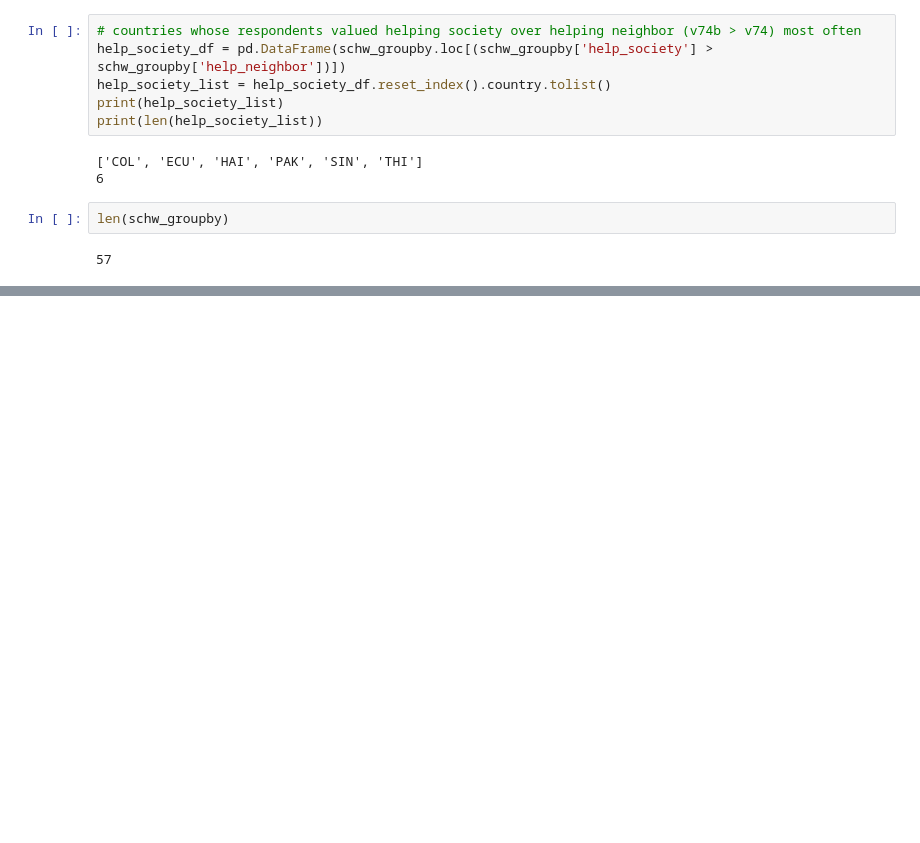
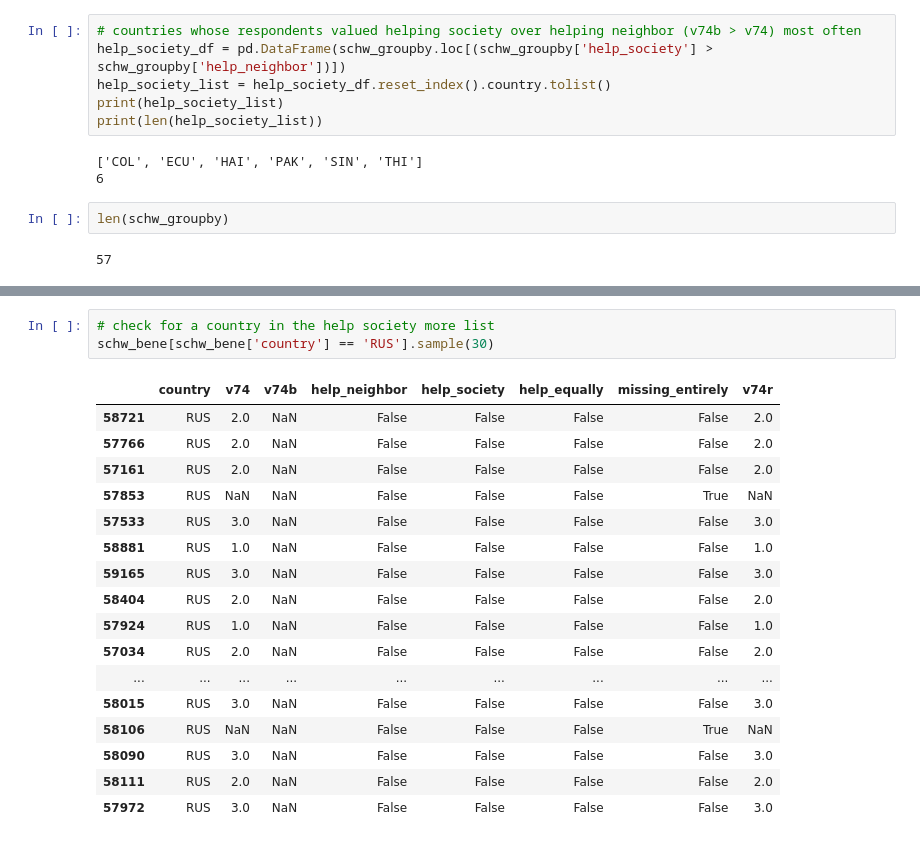
Before and after one commit to ocnrandolph/Evaluating_Happiness, a Jupyter notebook: notebooks/01_WVS_data_cleaning-dealing_with_missings.ipynb, the cells around one changed output, grey strips where cells are left out. Drawn from its saved outputs; the diff is of its cells as text; blank space fills up the shorter version.

```diff
--- a/notebooks/01_WVS_data_cleaning-dealing_with_missings.ipynb
+++ b/notebooks/01_WVS_data_cleaning-dealing_with_missings.ipynb
@@ -494,0 +609,21 @@ For the most part, people tended to show a willingness to help help society more
+# %%
+# check for a country in the help society more list
+schw_bene[schw_bene['country'] == 'RUS'].sample(30)
+# %% [output]
+|  | country | v74 | v74b | help_neighbor | help_society | help_equally | missing_entirely | v74r |
+| 58721 | RUS | 2.0 | NaN | False | False | False | False | 2.0 |
+| 57766 | RUS | 2.0 | NaN | False | False | False | False | 2.0 |
+| 57161 | RUS | 2.0 | NaN | False | False | False | False | 2.0 |
+| 57853 | RUS | NaN | NaN | False | False | False | True | NaN |
+| 57533 | RUS | 3.0 | NaN | False | False | False | False | 3.0 |
+| 58881 | RUS | 1.0 | NaN | False | False | False | False | 1.0 |
+| 59165 | RUS | 3.0 | NaN | False | False | False | False | 3.0 |
+| 58404 | RUS | 2.0 | NaN | False | False | False | False | 2.0 |
+| 57924 | RUS | 1.0 | NaN | False | False | False | False | 1.0 |
+| 57034 | RUS | 2.0 | NaN | False | False | False | False | 2.0 |
+| ... | ... | ... | ... | ... | ... | ... | ... | ... |
+| 58015 | RUS | 3.0 | NaN | False | False | False | False | 3.0 |
+| 58106 | RUS | NaN | NaN | False | False | False | True | NaN |
+| 58090 | RUS | 3.0 | NaN | False | False | False | False | 3.0 |
+| 58111 | RUS | 2.0 | NaN | False | False | False | False | 2.0 |
+| 57972 | RUS | 3.0 | NaN | False | False | False | False | 3.0 |
```
Also changed, not shown: parts of 54 cells of this notebook.
